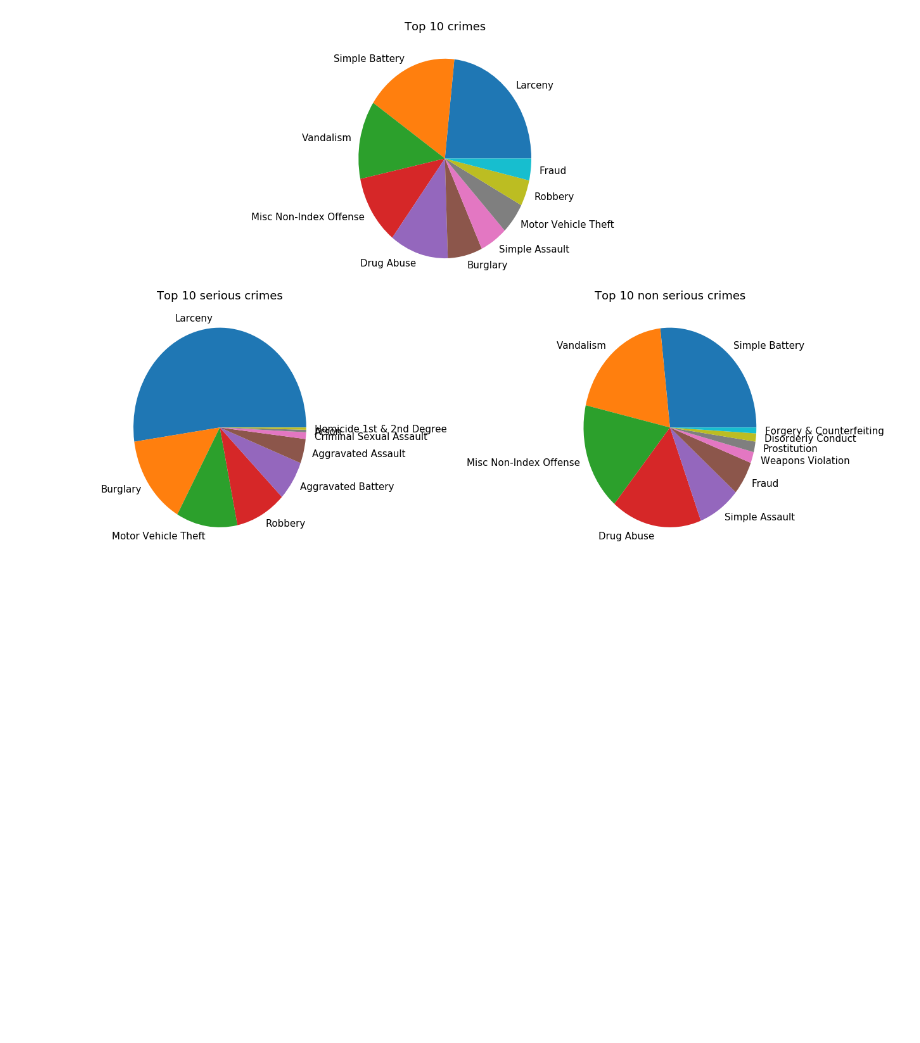
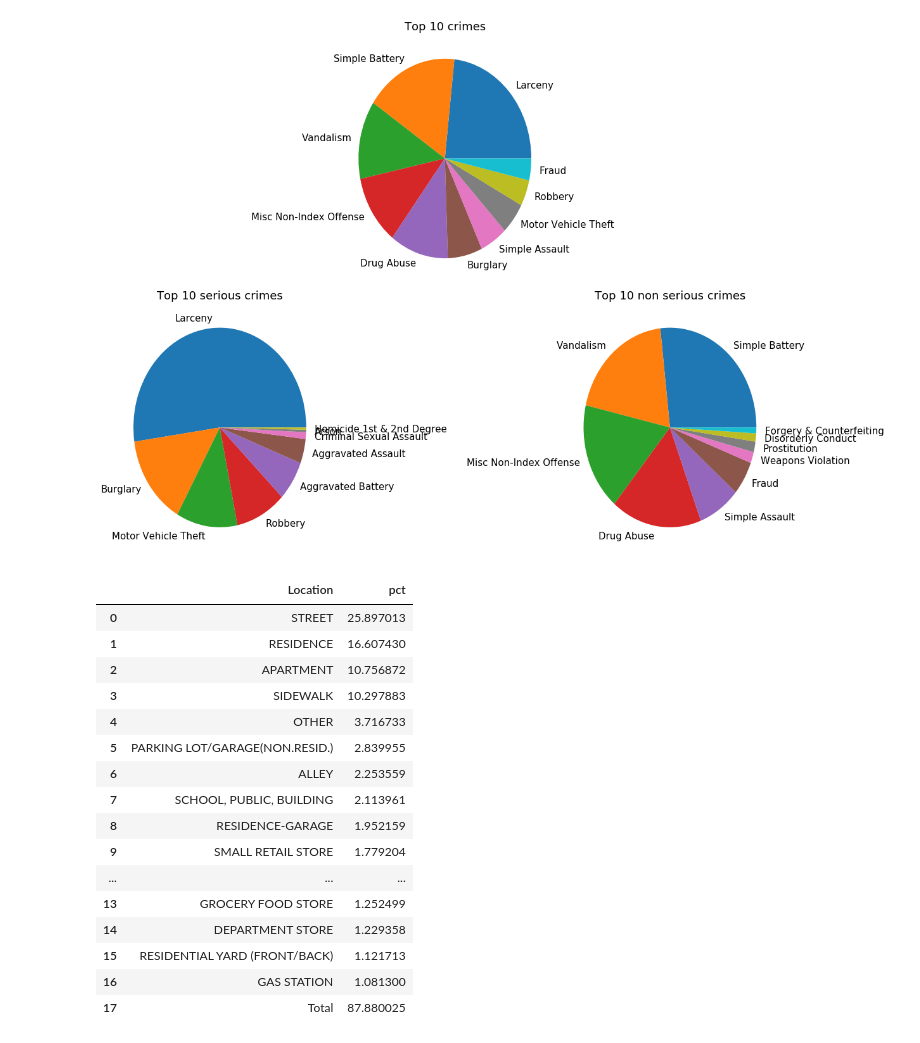
Before and after one commit to belkasanek/eda_chicago_crime_data, a Jupyter notebook: chicago_crimes_eda.ipynb, the cells around one changed output. Cells and saved outputs as stored; diff of their text form; code cells hidden in the pictures; blank space fills up the shorter version.

```diff
--- a/chicago_crimes_eda.ipynb
+++ b/chicago_crimes_eda.ipynb
@@ -169,3 +160,27 @@ ax3.set_title('Top 10 non serious crimes', fontdict={'fontsize': 18})
 plt.tight_layout()
 # %% [output]
 [figure]
+# %%
+temp = df['Location Description'].value_counts()
+temp = temp * 100 / temp.sum()
+temp = temp.reset_index().rename(columns={'index': 'Location', 'Location Description': 'pct'})
+temp.loc[temp['pct'] >= 1]\
+.append({'Location': 'Total', 'pct': temp.loc[temp['pct'] >= 1, 'pct'].sum()}, ignore_index=True)
+# %% [output]
+|  | Location | pct |
+| 0 | STREET | 25.897013 |
+| 1 | RESIDENCE | 16.607430 |
+| 2 | APARTMENT | 10.756872 |
+| 3 | SIDEWALK | 10.297883 |
+| 4 | OTHER | 3.716733 |
+| 5 | PARKING LOT/GARAGE(NON.RESID.) | 2.839955 |
+| 6 | ALLEY | 2.253559 |
+| 7 | SCHOOL, PUBLIC, BUILDING | 2.113961 |
+| 8 | RESIDENCE-GARAGE | 1.952159 |
+| 9 | SMALL RETAIL STORE | 1.779204 |
+| ... | ... | ... |
+| 13 | GROCERY FOOD STORE | 1.252499 |
+| 14 | DEPARTMENT STORE | 1.229358 |
+| 15 | RESIDENTIAL YARD (FRONT/BACK) | 1.121713 |
+| 16 | GAS STATION | 1.081300 |
+| 17 | Total | 87.880025 |
```
Also changed, not shown: parts of 7 cells of this notebook.
